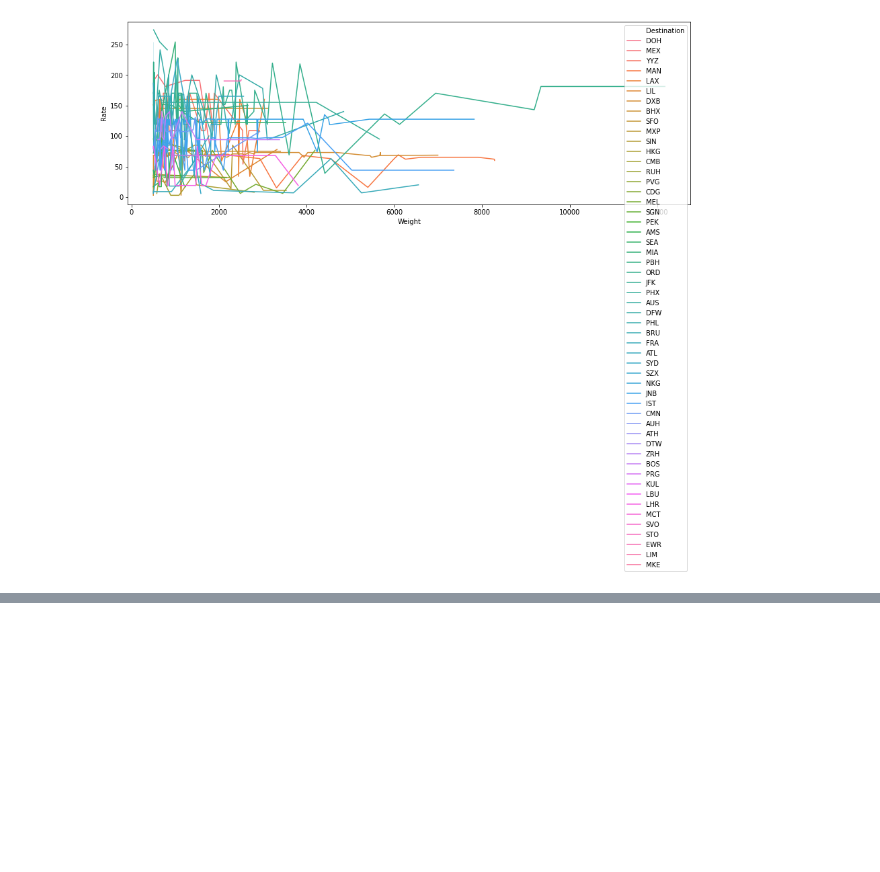
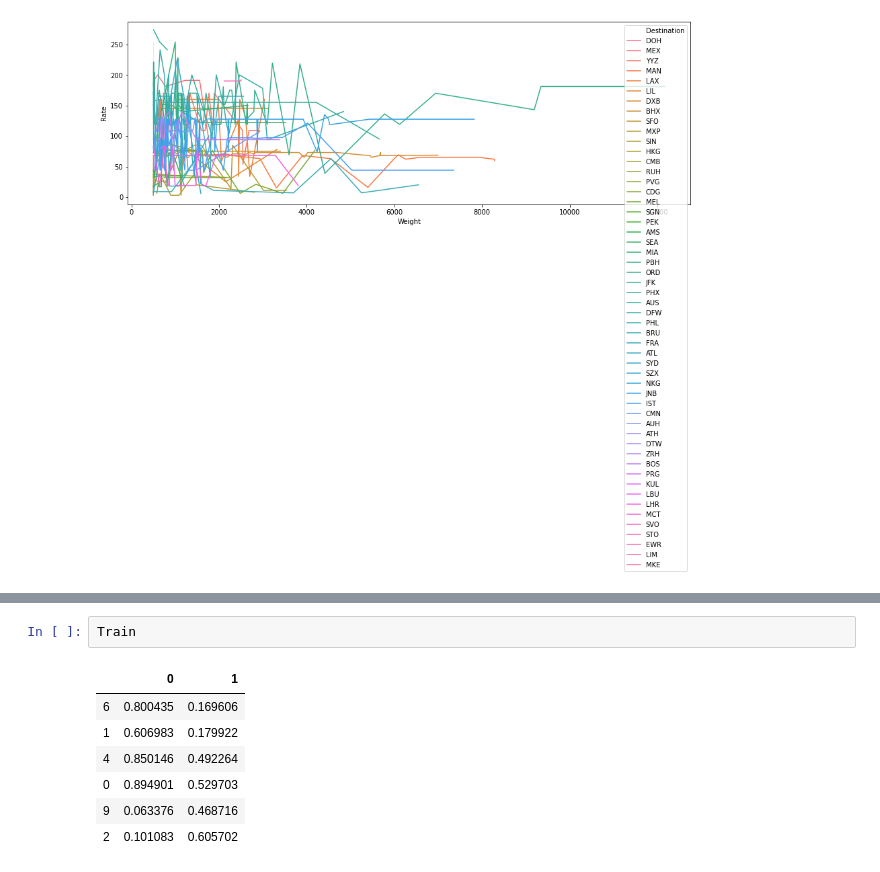
Before and after one commit to Deepak-Marichi/python-101, a Jupyter notebook: Python-for-Data-Science/Python-for-Data-Science.ipynb, the cells around one changed output, grey strips where cells are left out. Saved outputs shown, nothing was run; the diff lists cells and outputs as text; blank space fills up the shorter version.

```diff
--- a/Python-for-Data-Science/Python-for-Data-Science.ipynb
+++ b/Python-for-Data-Science/Python-for-Data-Science.ipynb
@@ -958,0 +1018,10 @@ sns.lineplot(x="Weight", y="Rate",hue="Destination",data=airline);
+# %%
+Train
+# %% [output]
+|  | 0 | 1 |
+| 6 | 0.800435 | 0.169606 |
+| 1 | 0.606983 | 0.179922 |
+| 4 | 0.850146 | 0.492264 |
+| 0 | 0.894901 | 0.529703 |
+| 9 | 0.063376 | 0.468716 |
+| 2 | 0.101083 | 0.605702 |
```
Also changed, not shown: parts of 8 cells of this notebook.
